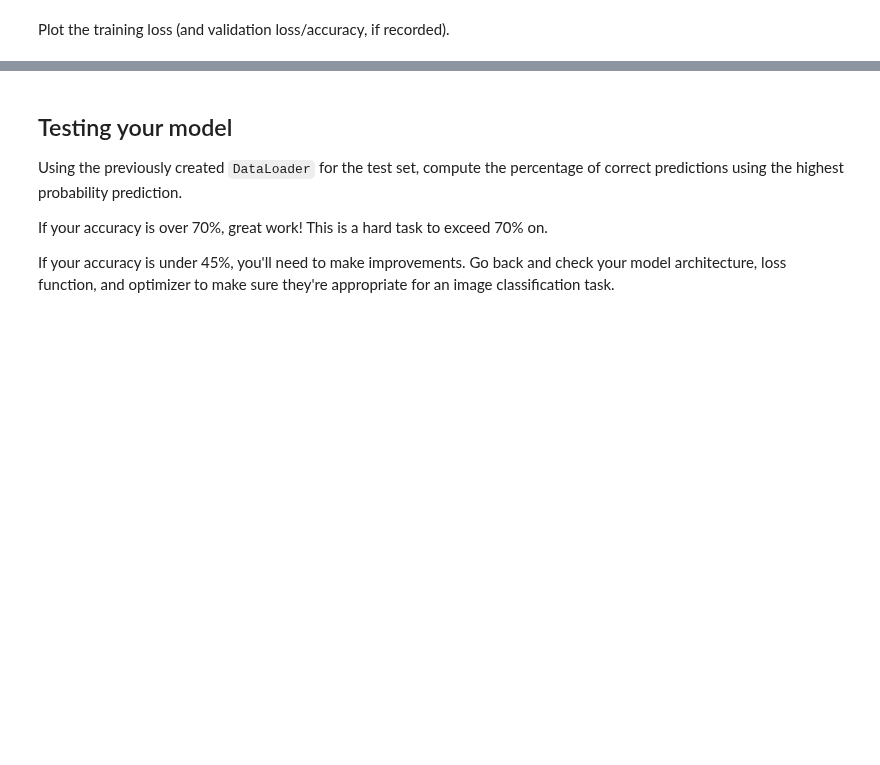
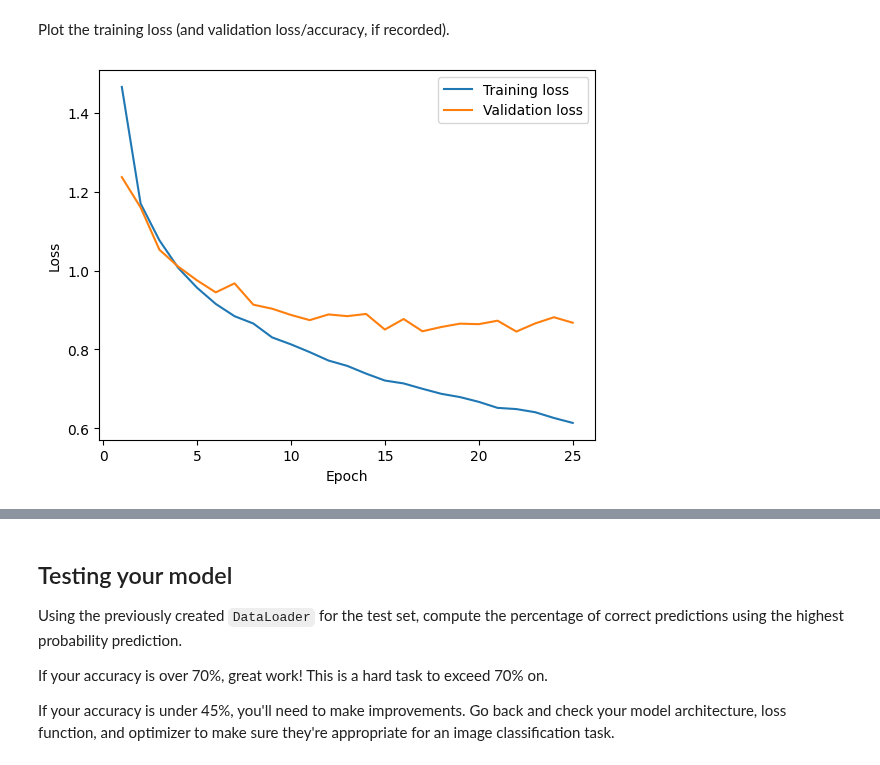
Before and after one commit to ruddyscent/udacity-workspace, a Jupyter notebook: nd229/create-your-own-image-classifier-2.0/home/CIFAR-10_Image_Classifier-STARTER.ipynb, the cells around one changed output, grey strips where cells are left out. Cells and saved outputs as stored; diff of their text form; code cells hidden in the pictures; blank space fills up the shorter version.

```diff
--- a/nd229/create-your-own-image-classifier-2.0/home/CIFAR-10_Image_Classifier-STARTER.ipynb
+++ b/nd229/create-your-own-image-classifier-2.0/home/CIFAR-10_Image_Classifier-STARTER.ipynb
@@ -88,3 +113,28 @@ Feel free to construct a model of any architecture – feedforward, convolutiona
+# %%
+class Net(nn.Module):
+    def __init__(self):
+        super().__init__()
+        self.conv1 = nn.Conv2d(3, 6, 3, padding=1)
+        self.bn1 = nn.BatchNorm2d(6)
+        self.conv2 = nn.Conv2d(6, 12, 3, padding=1)
+        self.bn2 = nn.BatchNorm2d(12)
+        self.conv3 = nn.Conv2d(12, 24, 3, padding=1)
+        self.bn3 = nn.BatchNorm2d(24)
+        self.fc1 = nn.Linear(24 * 4 * 4, 120)
+        self.fc2 = nn.Linear(120, 10)
+
+        self.pool = nn.MaxPool2d(2, 2)
+
+    def forward(self, x):
+        x = self.pool(F.relu(self.bn1(self.conv1(x))))
+        x = self.pool(F.relu(self.bn2(self.conv2(x))))
+        x = self.pool(F.relu(self.bn3(self.conv3(x))))
+        x = torch.flatten(x, 1)
+        x = F.relu(self.fc1(x))
+        x = self.fc2(x)
+        return x
+
+model = Net()
 # %% [markdown]
 Specify a loss function and an optimizer, and instantiate the model.
 
@@ -94,3 +142,6 @@ If you use a less common loss function, please note why you chose that loss func
+# %%
+criterion = nn.CrossEntropyLoss()
+optimizer = optim.Adam(model.parameters(), lr=0.001)
 # %% [markdown]
 ## Running your Neural Network
 Use whatever method you like to train your neural network, and ensure you record the average loss at each epoch.
@@ -101,0 +151,3 @@ If you want to print your loss during each epoch, you can use the `enumerate` fu
+# %%
+device = torch.device("cuda" if torch.cuda.is_available() else "cpu")
+device
@@ -105,0 +236,9 @@ Plot the training loss (and validation loss/accuracy, if recorded).
+# %%
+plt.plot(range(1, epochs + 1), train_losses, label='Training loss')
+plt.plot(range(1, epochs + 1), valid_losses, label='Validation loss')
+plt.legend()
+plt.xlabel('Epoch')
+plt.ylabel('Loss')
+plt.show()
+# %% [output]
+[figure, added]
```
Also changed, not shown: parts of 16 cells of this notebook.
